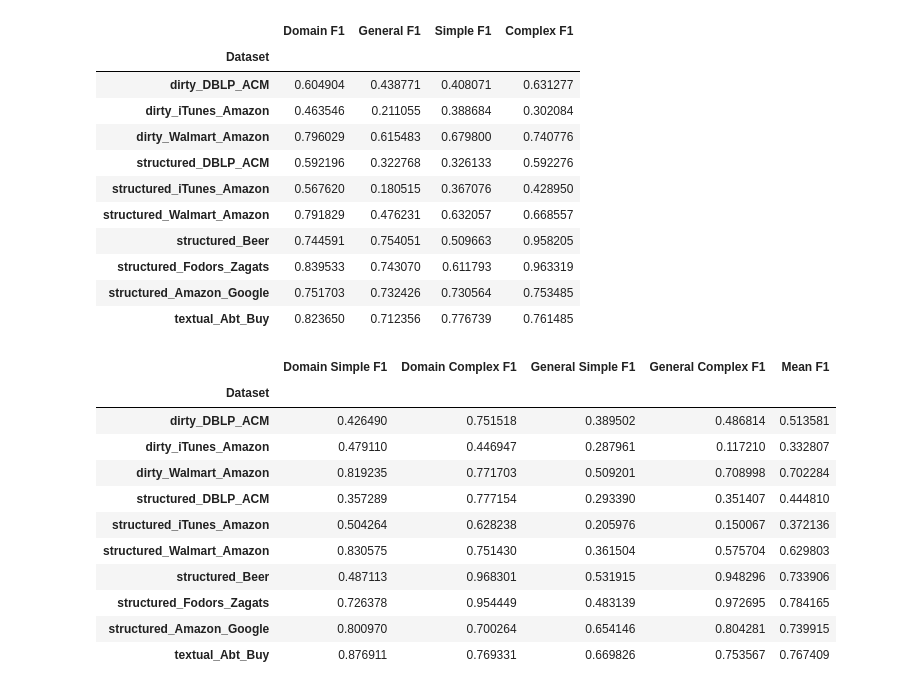
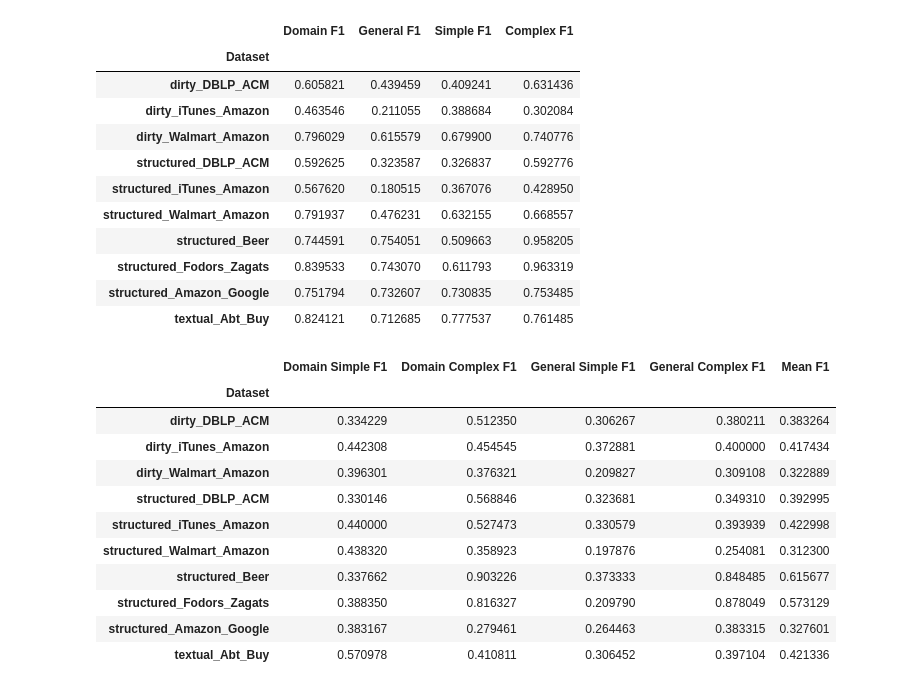
Before and after one commit to carlhelin/major-project, a Jupyter notebook: generative/llama3_eval.ipynb, the cells around one changed output. Drawn from its saved outputs; the diff is of its cells as text; code cells hidden in the pictures.

```diff
--- a/generative/llama3_eval.ipynb
+++ b/generative/llama3_eval.ipynb
@@ -3,12 +3,12 @@ from sklearn.metrics import accuracy_score, precision_score, recall_score, f1_sc
 import pandas as pd
 
 def calculate_metrics(df):
-    df = df[df['label'] != -1]
+    df = df[df['pred'] != -1]
     return {
         'Accuracy': accuracy_score(df['label'], df['pred']),
-        'Precision': precision_score(df['label'], df['pred'], average='weighted', zero_division=0),
-        'Recall': recall_score(df['label'], df['pred'], average='weighted', zero_division=0),
-        'F1': f1_score(df['label'], df['pred'], average='weighted', zero_division=0)
+        'Precision': precision_score(df['label'], df['pred']),
+        'Recall': recall_score(df['label'], df['pred']),
+        'F1': f1_score(df['label'], df['pred'])
     }
 
 datasets = {
@@ -27,6 +27,6 @@ datasets = {
 results = {name: calculate_metrics(df) for name, df in datasets.items()}
 
 df_all = pd.DataFrame(results).T
-df_all.style.background_gradient(cmap='RdYlGn')
+df_all.style.background_gradient(cmap='RdYlGn', axis=1)
 # %% [output]
 |  | Accuracy | Precision | Recall | F1 |
@@ -43,13 +43,17 @@ df_all.style.background_gradient(cmap='RdYlGn')
 # %%
+from sklearn.metrics import accuracy_score, precision_score, recall_score, f1_score
+
 def calculate_metrics(df):
-    df = df[df['label'] != -1]
+    df = df[df['pred'] != -1]
     metrics = {}
     for name, group in df.groupby(['general_or_domain', 'simple_or_complex']):
+        label = group['label']
+        pred = group['pred']
         metrics[name] = {
-            'Accuracy': accuracy_score(group['label'], group['pred']),
-            'Precision': precision_score(group['label'], group['pred'], average='weighted', zero_division=0),
-            'Recall': recall_score(group['label'], group['pred'], average='weighted', zero_division=0),
-            'F1': f1_score(group['label'], group['pred'], average='weighted', zero_division=0)
+            'Accuracy': accuracy_score(label, pred),
+            'Precision': precision_score(label, pred, zero_division=0),
+            'Recall': recall_score(label, pred, zero_division=0),
+            'F1': f1_score(label, pred, zero_division=0)
         }
     return metrics
 
@@ -82,6 +86,6 @@ df_all.style.background_gradient(subset=['Accuracy', 'Precision', 'Recall', 'F1'
 # %%
 def calculate_metrics(df):
-    df = df[df['label'] != -1]
+    df = df[df['pred'] != -1]
     metrics = {}
     for category in ['general_or_domain', 'simple_or_complex']:
         for name, group in df.groupby(category):
@@ -101,54 +105,54 @@ for name, df in datasets.items():
 
 df_all = pd.DataFrame(results, columns=['Dataset', 'Domain F1', 'General F1', 'Simple F1', 'Complex F1'])
 df_all.set_index('Dataset', inplace=True)
-df_all.style.background_gradient(subset=['Domain F1', 'General F1', 'Simple F1', 'Complex F1'], cmap='RdYlGn')
+df_all.style.background_gradient(subset=['Domain F1', 'General F1', 'Simple F1', 'Complex F1'], cmap='RdYlGn', axis=1)
 # %% [output]
 |  | Domain F1 | General F1 | Simple F1 | Complex F1 |
 | Dataset |  |  |  |  |
-| dirty_DBLP_ACM | 0.604904 | 0.438771 | 0.408071 | 0.631277 |
+| dirty_DBLP_ACM | 0.605821 | 0.439459 | 0.409241 | 0.631436 |
 | dirty_iTunes_Amazon | 0.463546 | 0.211055 | 0.388684 | 0.302084 |
-| dirty_Walmart_Amazon | 0.796029 | 0.615483 | 0.679800 | 0.740776 |
-| structured_DBLP_ACM | 0.592196 | 0.322768 | 0.326133 | 0.592276 |
+| dirty_Walmart_Amazon | 0.796029 | 0.615579 | 0.679900 | 0.740776 |
+| structured_DBLP_ACM | 0.592625 | 0.323587 | 0.326837 | 0.592776 |
 | structured_iTunes_Amazon | 0.567620 | 0.180515 | 0.367076 | 0.428950 |
-| structured_Walmart_Amazon | 0.791829 | 0.476231 | 0.632057 | 0.668557 |
+| structured_Walmart_Amazon | 0.791937 | 0.476231 | 0.632155 | 0.668557 |
 | structured_Beer | 0.744591 | 0.754051 | 0.509663 | 0.958205 |
 | structured_Fodors_Zagats | 0.839533 | 0.743070 | 0.611793 | 0.963319 |
-| structured_Amazon_Google | 0.751703 | 0.732426 | 0.730564 | 0.753485 |
-| textual_Abt_Buy | 0.823650 | 0.712356 | 0.776739 | 0.761485 |
+| structured_Amazon_Google | 0.751794 | 0.732607 | 0.730835 | 0.753485 |
+| textual_Abt_Buy | 0.824121 | 0.712685 | 0.777537 | 0.761485 |
 # %%
 def calculate_metrics(df):
-    df = df[df['label'] != -1]
+    df = df[df['pred'] != -1]
     metrics = {}
     for (general_or_domain, simple_or_complex), group in df.groupby(['general_or_domain', 'simple_or_complex']):
         name = f'{general_or_domain}_{simple_or_complex}'
         metrics[name] = {
-            'F1': f1_score(group['label'], group['pred'], average='weighted', zero_division=0)
+            'F1': f1_score(group['label'], group['pred'])
         }
     return metrics
 
 results = []
 for name, df in datasets.items():
     metrics = calculate_metrics(df)
     results.append((name,
                     metrics.get('domain_simple', {}).get('F1', None),
                     metrics.get('domain_complex', {}).get('F1', None),
                     metrics.get('general_simple', {}).get('F1', None),
                     metrics.get('general_complex', {}).get('F1', None)))
 
 df_all = pd.DataFrame(results, columns=['Dataset', 'Domain Simple F1', 'Domain Complex F1', 'General Simple F1', 'General Complex F1'])
 df_all['Mean F1'] = df_all[['Domain Simple F1', 'Domain Complex F1', 'General Simple F1', 'General Complex F1']].mean(axis=1)
 df_all.set_index('Dataset', inplace=True)
 df_all.style.background_gradient(subset=['Domain Simple F1', 'Domain Complex F1', 'General Simple F1', 'General Complex F1', 'Mean F1'], cmap='RdYlGn', axis=1)
 # %% [output]
 |  | Domain Simple F1 | Domain Complex F1 | General Simple F1 | General Complex F1 | Mean F1 |
 | Dataset |  |  |  |  |  |
-| dirty_DBLP_ACM | 0.426490 | 0.751518 | 0.389502 | 0.486814 | 0.513581 |
-| dirty_iTunes_Amazon | 0.479110 | 0.446947 | 0.287961 | 0.117210 | 0.332807 |
-| dirty_Walmart_Amazon | 0.819235 | 0.771703 | 0.509201 | 0.708998 | 0.702284 |
-| structured_DBLP_ACM | 0.357289 | 0.777154 | 0.293390 | 0.351407 | 0.444810 |
-| structured_iTunes_Amazon | 0.504264 | 0.628238 | 0.205976 | 0.150067 | 0.372136 |
-| structured_Walmart_Amazon | 0.830575 | 0.751430 | 0.361504 | 0.575704 | 0.629803 |
-| structured_Beer | 0.487113 | 0.968301 | 0.531915 | 0.948296 | 0.733906 |
-| structured_Fodors_Zagats | 0.726378 | 0.954449 | 0.483139 | 0.972695 | 0.784165 |
-| structured_Amazon_Google | 0.800970 | 0.700264 | 0.654146 | 0.804281 | 0.739915 |
-| textual_Abt_Buy | 0.876911 | 0.769331 | 0.669826 | 0.753567 | 0.767409 |
+| dirty_DBLP_ACM | 0.334229 | 0.512350 | 0.306267 | 0.380211 | 0.383264 |
+| dirty_iTunes_Amazon | 0.442308 | 0.454545 | 0.372881 | 0.400000 | 0.417434 |
+| dirty_Walmart_Amazon | 0.396301 | 0.376321 | 0.209827 | 0.309108 | 0.322889 |
+| structured_DBLP_ACM | 0.330146 | 0.568846 | 0.323681 | 0.349310 | 0.392995 |
+| structured_iTunes_Amazon | 0.440000 | 0.527473 | 0.330579 | 0.393939 | 0.422998 |
+| structured_Walmart_Amazon | 0.438320 | 0.358923 | 0.197876 | 0.254081 | 0.312300 |
+| structured_Beer | 0.337662 | 0.903226 | 0.373333 | 0.848485 | 0.615677 |
+| structured_Fodors_Zagats | 0.388350 | 0.816327 | 0.209790 | 0.878049 | 0.573129 |
+| structured_Amazon_Google | 0.383167 | 0.279461 | 0.264463 | 0.383315 | 0.327601 |
+| textual_Abt_Buy | 0.570978 | 0.410811 | 0.306452 | 0.397104 | 0.421336 |
```
Also changed, not shown: parts of 2 cells of this notebook, 1 other file.
